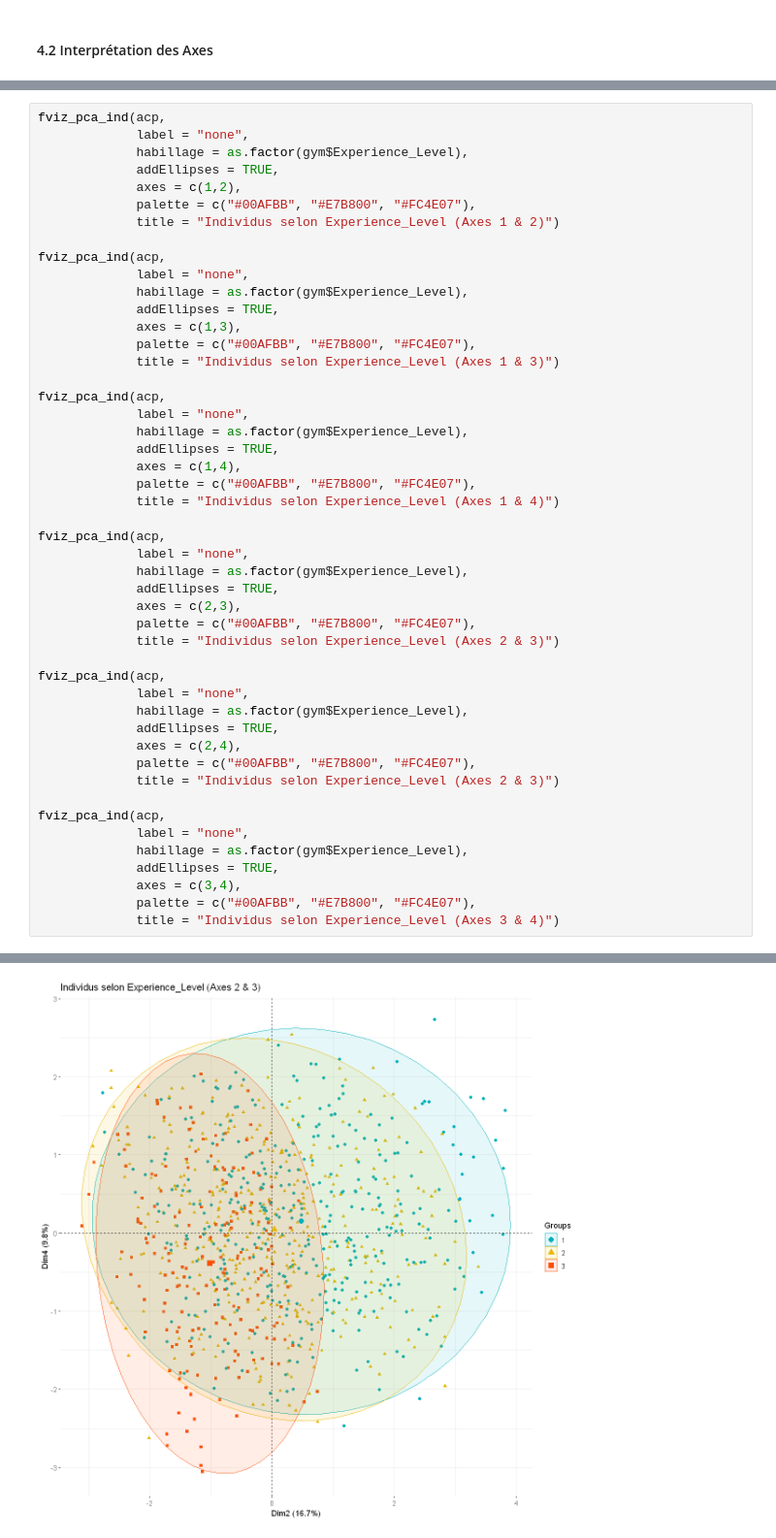
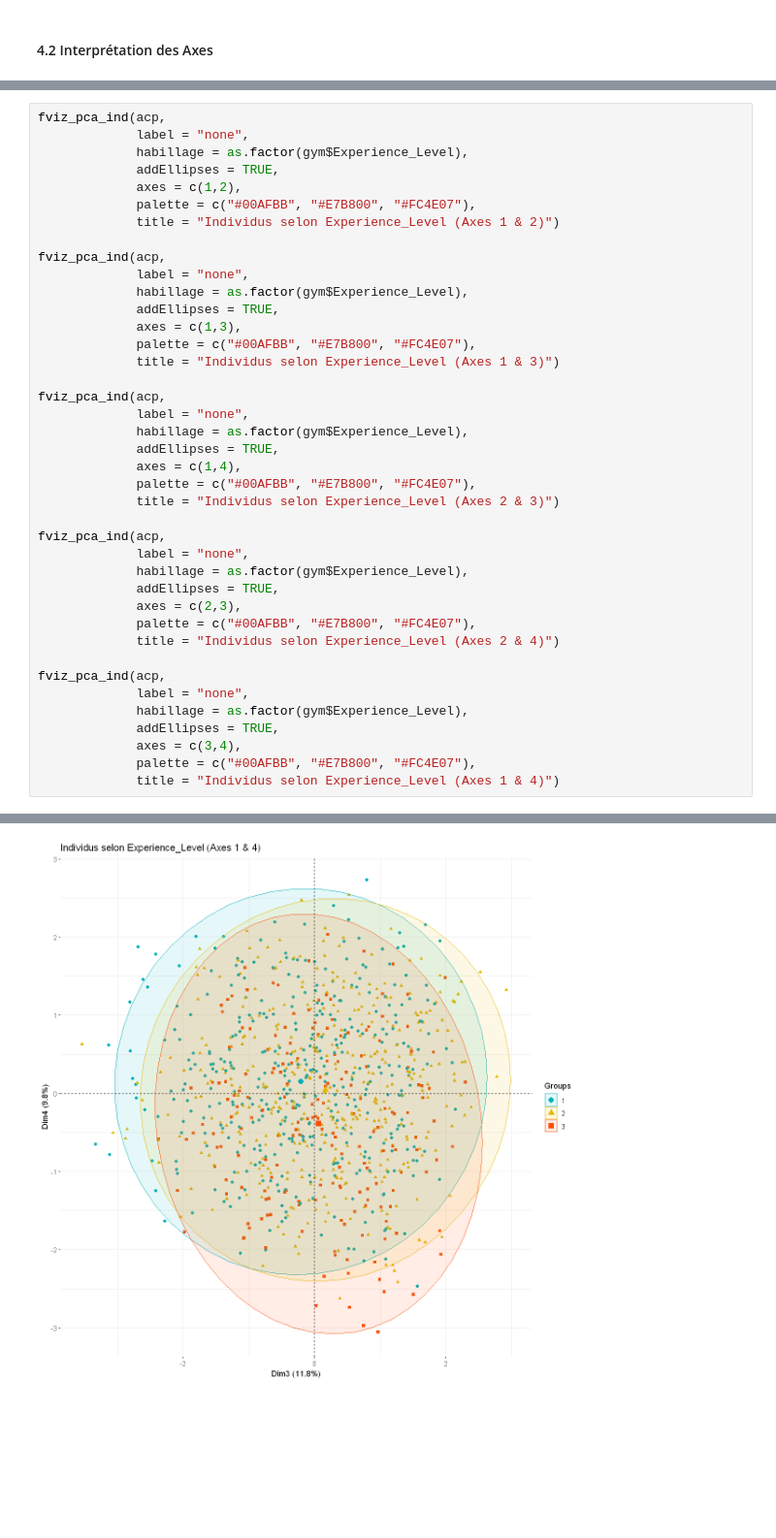
Before and after one commit to QUENTINTOUIL/Projet_ML, a Jupyter notebook: V2_R.ipynb, the cells around one changed output, grey strips where cells are left out. Shown at 97% size. Drawn from its saved outputs; the diff is of its cells as text; blank space fills up the shorter version.

```diff
--- a/V2_R.ipynb
+++ b/V2_R.ipynb
@@ -624,42 +585,34 @@ fviz_pca_ind(acp,
              addEllipses = TRUE,
              axes = c(1,3),
              palette = c("#00AFBB", "#E7B800", "#FC4E07"),
              title = "Individus selon Experience_Level (Axes 1 & 3)")
 
 fviz_pca_ind(acp,
              label = "none",
              habillage = as.factor(gym$Experience_Level),
              addEllipses = TRUE,
              axes = c(1,4),
              palette = c("#00AFBB", "#E7B800", "#FC4E07"),
-             title = "Individus selon Experience_Level (Axes 1 & 4)")
+             title = "Individus selon Experience_Level (Axes 2 & 3)")
 
 fviz_pca_ind(acp,
              label = "none",
              habillage = as.factor(gym$Experience_Level),
              addEllipses = TRUE,
              axes = c(2,3),
              palette = c("#00AFBB", "#E7B800", "#FC4E07"),
-             title = "Individus selon Experience_Level (Axes 2 & 3)")
-
-fviz_pca_ind(acp,
-             label = "none",
-             habillage = as.factor(gym$Experience_Level),
-             addEllipses = TRUE,
-             axes = c(2,4),
-             palette = c("#00AFBB", "#E7B800", "#FC4E07"),
-             title = "Individus selon Experience_Level (Axes 2 & 3)")
+             title = "Individus selon Experience_Level (Axes 2 & 4)")
 
 fviz_pca_ind(acp,
              label = "none",
              habillage = as.factor(gym$Experience_Level),
              addEllipses = TRUE,
              axes = c(3,4),
              palette = c("#00AFBB", "#E7B800", "#FC4E07"),
-             title = "Individus selon Experience_Level (Axes 3 & 4)")
+             title = "Individus selon Experience_Level (Axes 1 & 4)")
 # %% [output]
 [figure]
 [figure]
 [figure]
 [figure]
-[figure, old version]
+[figure, new version]
```
Also changed, not shown: parts of 55 cells of this notebook, 2 other files.
